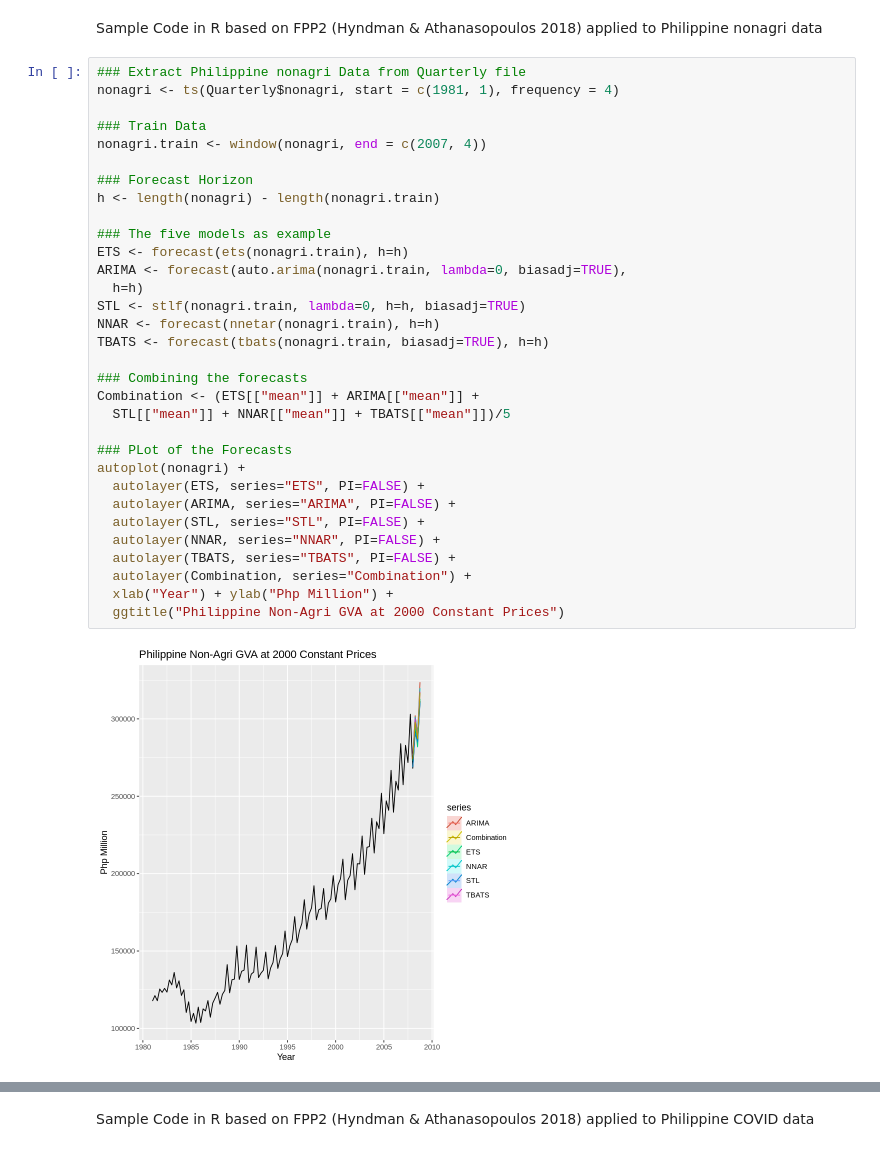
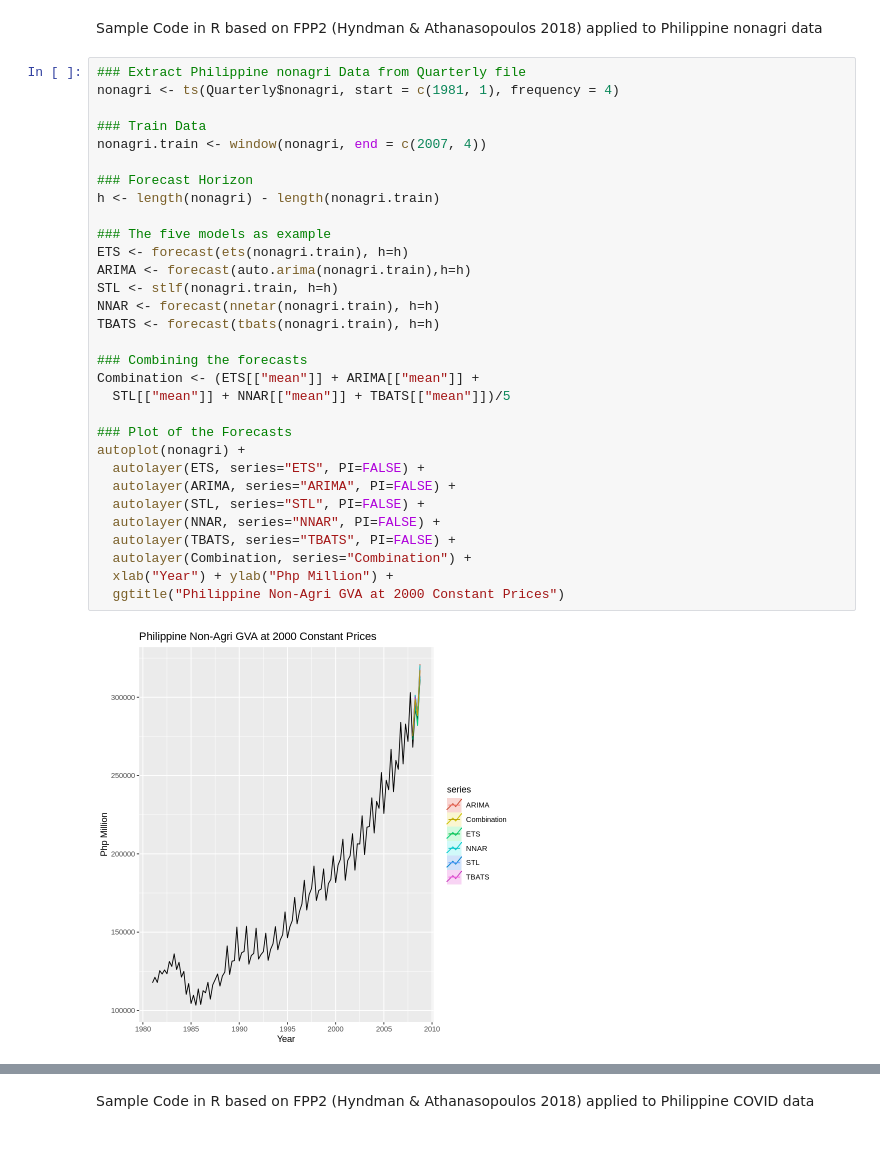
Before and after one commit to pacayton/forecast_combination_seminar, a Jupyter notebook: Forecast_Combination_R.ipynb, the cells around one changed output, grey strips where cells are left out. Drawn from its saved outputs; the diff is of its cells as text.

```diff
--- a/Forecast_Combination_R.ipynb
+++ b/Forecast_Combination_R.ipynb
@@ -48,37 +48,36 @@ Sample Code in R based on FPP2 (Hyndman & Athanasopoulos 2018) applied to Philip
 # %%
 ### Extract Philippine nonagri Data from Quarterly file
 nonagri <- ts(Quarterly$nonagri, start = c(1981, 1), frequency = 4)
 
 ### Train Data
 nonagri.train <- window(nonagri, end = c(2007, 4))
 
 ### Forecast Horizon
 h <- length(nonagri) - length(nonagri.train)
 
 ### The five models as example
 ETS <- forecast(ets(nonagri.train), h=h)
-ARIMA <- forecast(auto.arima(nonagri.train, lambda=0, biasadj=TRUE),
-  h=h)
-STL <- stlf(nonagri.train, lambda=0, h=h, biasadj=TRUE)
+ARIMA <- forecast(auto.arima(nonagri.train),h=h)
+STL <- stlf(nonagri.train, h=h)
 NNAR <- forecast(nnetar(nonagri.train), h=h)
-TBATS <- forecast(tbats(nonagri.train, biasadj=TRUE), h=h)
+TBATS <- forecast(tbats(nonagri.train), h=h)
 
 ### Combining the forecasts
 Combination <- (ETS[["mean"]] + ARIMA[["mean"]] +
   STL[["mean"]] + NNAR[["mean"]] + TBATS[["mean"]])/5
 
-### PLot of the Forecasts
+### Plot of the Forecasts
 autoplot(nonagri) +
   autolayer(ETS, series="ETS", PI=FALSE) +
   autolayer(ARIMA, series="ARIMA", PI=FALSE) +
   autolayer(STL, series="STL", PI=FALSE) +
   autolayer(NNAR, series="NNAR", PI=FALSE) +
   autolayer(TBATS, series="TBATS", PI=FALSE) +
   autolayer(Combination, series="Combination") +
   xlab("Year") + ylab("Php Million") +
   ggtitle("Philippine Non-Agri GVA at 2000 Constant Prices")
 # %% [output]
-[figure, old version]
+[figure, new version]
 # %%
 ### Accuracy Statistics between Methods
 
```
Also changed, not shown: parts of 4 cells of this notebook.
